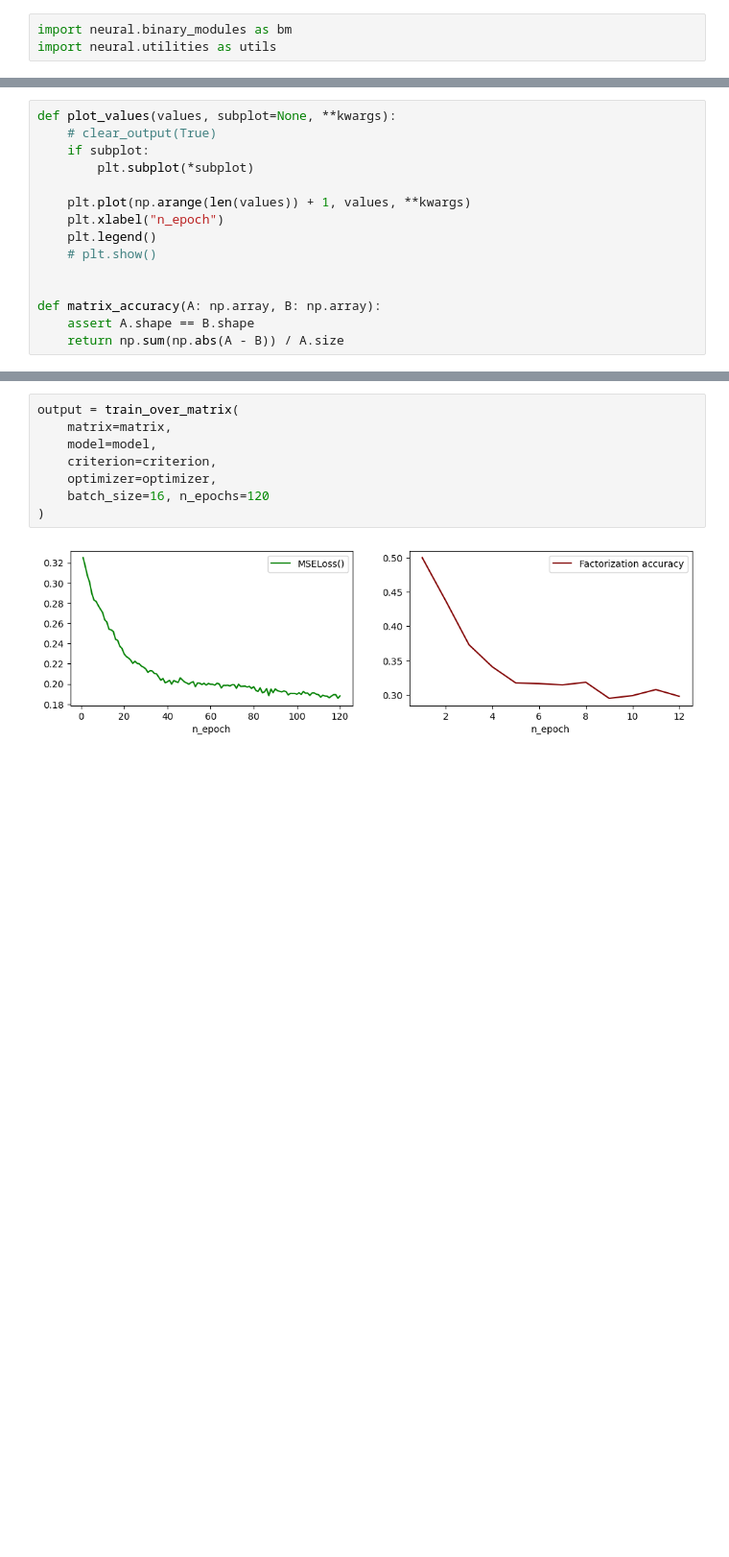
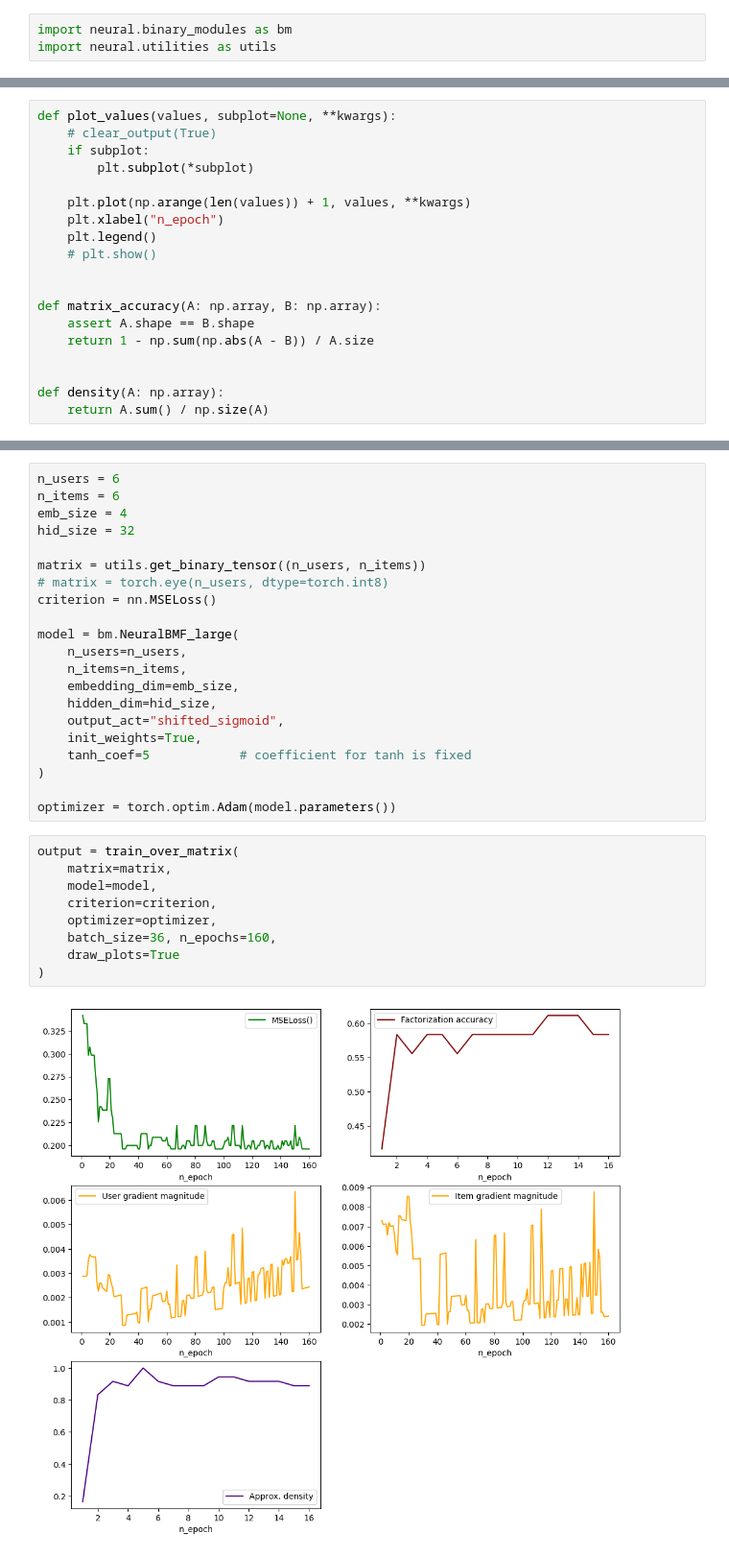
Before and after one commit to RuslanGreenhead/BMF, a Jupyter notebook: bmf/notebooks/neural_experiments.ipynb, the cells around one changed output, grey strips where cells are left out. Shown at 96% size. Cells and saved outputs as stored; diff of their text form; blank space fills up the shorter version.

```diff
--- a/bmf/notebooks/neural_experiments.ipynb
+++ b/bmf/notebooks/neural_experiments.ipynb
@@ -32,6 +32,10 @@ def plot_values(values, subplot=None, **kwargs):
 
 def matrix_accuracy(A: np.array, B: np.array):
     assert A.shape == B.shape
-    return np.sum(np.abs(A - B)) / A.size
+    return 1 - np.sum(np.abs(A - B)) / A.size
+
+
+def density(A: np.array):
+    return A.sum() / np.size(A)
 # %%
 def train_over_matrix(matrix, model, criterion, optimizer,
@@ -104,10 +399,32 @@ optimizer = torch.optim.Adam(model.parameters())
+# %%
+n_users = 6
+n_items = 6
+emb_size = 4
+hid_size = 32
+
+matrix = utils.get_binary_tensor((n_users, n_items))
+# matrix = torch.eye(n_users, dtype=torch.int8)
+criterion = nn.MSELoss()
+
+model = bm.NeuralBMF_large(
+    n_users=n_users,
+    n_items=n_items,
+    embedding_dim=emb_size,
+    hidden_dim=hid_size,
+    output_act="shifted_sigmoid",
+    init_weights=True,
+    tanh_coef=5            # coefficient for tanh is fixed
+)
+
+optimizer = torch.optim.Adam(model.parameters())
 # %%
 output = train_over_matrix(
     matrix=matrix,
     model=model,
     criterion=criterion,
     optimizer=optimizer,
-    batch_size=16, n_epochs=120
+    batch_size=36, n_epochs=160,
+    draw_plots=True
 )
 # %% [output]
-[figure, old version]
+[figure, new version]
```
Also changed, not shown: parts of 27 cells of this notebook, 2 other files.
